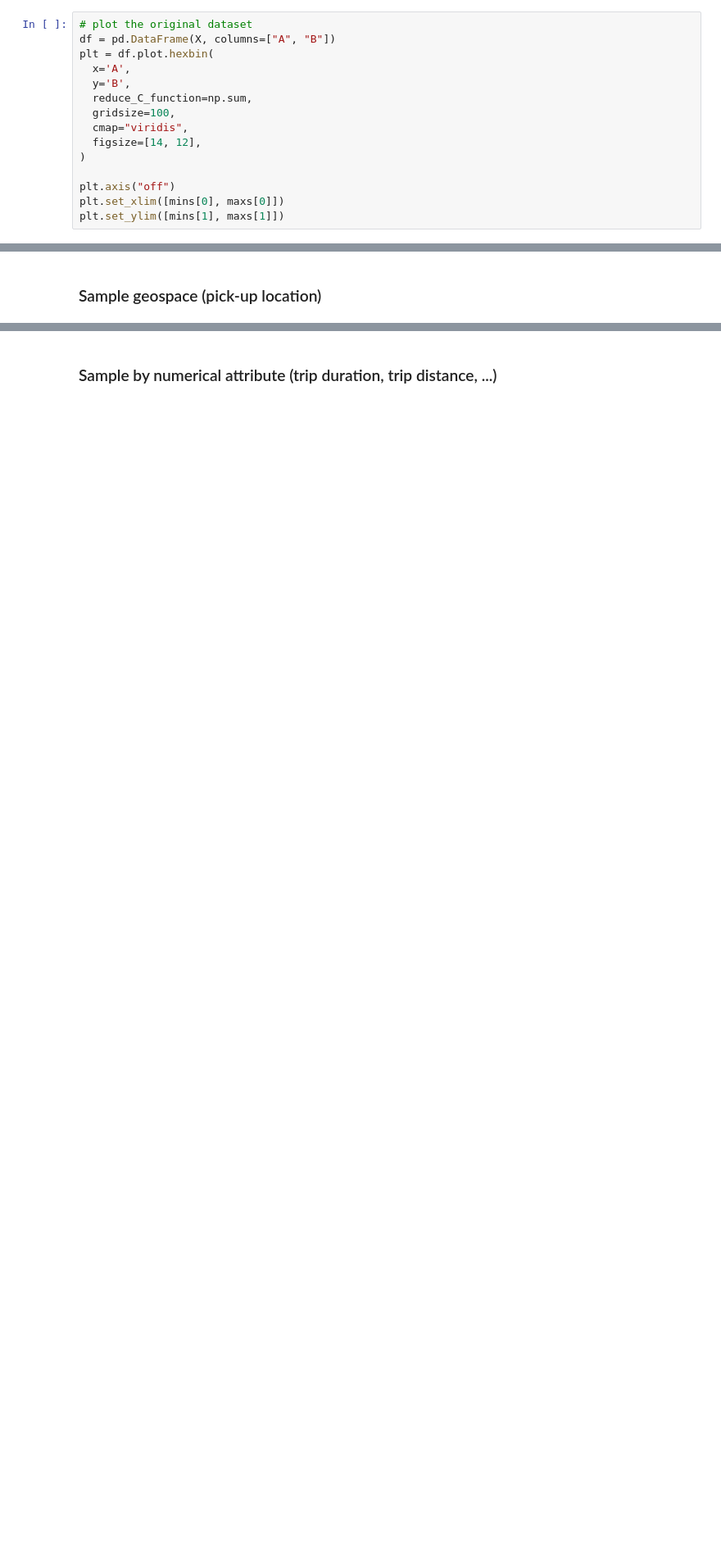
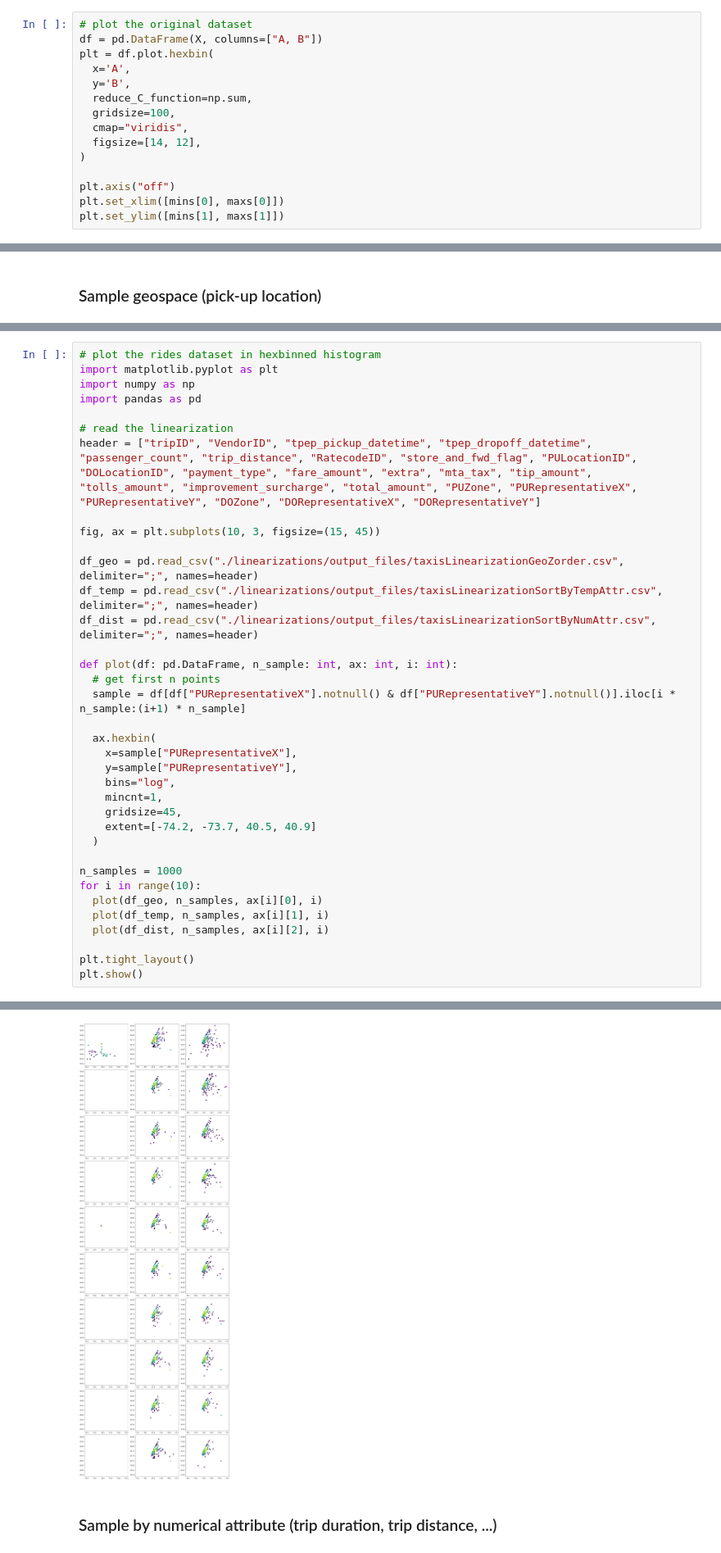
Before and after one commit to vis-au/prosample, a Jupyter notebook: server/pipeline/figures.ipynb, the cells around one changed output, grey strips where cells are left out. Shown at 82% size. Drawn from its saved outputs; the diff is of its cells as text; blank space fills up the shorter version.

Commit message:
test three linearizations

```diff
--- a/server/pipeline/figures.ipynb
+++ b/server/pipeline/figures.ipynb
@@ -111,7 +111,7 @@ plt.set_ylim([mins[1], maxs[1]])
 [figure]
 # %%
 # plot the original dataset
-df = pd.DataFrame(X, columns=["A", "B"])
+df = pd.DataFrame(X, columns=["A, B"])
 plt = df.plot.hexbin(
   x='A',
   y='B',
@@ -216,0 +187,37 @@ array([[<AxesSubplot:title={'center':'PURepresentativeX'}>,
+# %%
+# plot the rides dataset in hexbinned histogram
+import matplotlib.pyplot as plt
+import numpy as np
+import pandas as pd
+
+# read the linearization
+header = ["tripID", "VendorID", "tpep_pickup_datetime", "tpep_dropoff_datetime", "passenger_count", "trip_distance", "RatecodeID", "store_and_fwd_flag", "PULocationID", "DOLocationID", "payment_type", "fare_amount", "extra", "mta_tax", "tip_amount", "tolls_amount", "improvement_surcharge", "total_amount", "PUZone", "PURepresentativeX", "PURepresentativeY", "DOZone", "DORepresentativeX", "DORepresentativeY"]
+
+fig, ax = plt.subplots(10, 3, figsize=(15, 45))
+
+df_geo = pd.read_csv("./linearizations/output_files/taxisLinearizationGeoZorder.csv", delimiter=";", names=header)
+df_temp = pd.read_csv("./linearizations/output_files/taxisLinearizationSortByTempAttr.csv", delimiter=";", names=header)
+df_dist = pd.read_csv("./linearizations/output_files/taxisLinearizationSortByNumAttr.csv", delimiter=";", names=header)
+
+def plot(df: pd.DataFrame, n_sample: int, ax: int, i: int):
+  # get first n points
+  sample = df[df["PURepresentativeX"].notnull() & df["PURepresentativeY"].notnull()].iloc[i * n_sample:(i+1) * n_sample]
+
+  ax.hexbin(
+    x=sample["PURepresentativeX"],
+    y=sample["PURepresentativeY"],
+    bins="log",
+    mincnt=1,
+    gridsize=45,
+    extent=[-74.2, -73.7, 40.5, 40.9]
+  )
+
+n_samples = 1000
+for i in range(10):
+  plot(df_geo, n_samples, ax[i][0], i)
+  plot(df_temp, n_samples, ax[i][1], i)
+  plot(df_dist, n_samples, ax[i][2], i)
+
+plt.tight_layout()
+plt.show()
+# %% [output]
@@ -217,3 +241,4 @@ array([[<AxesSubplot:title={'center':'PURepresentativeX'}>,
+[figure, added]
 # %% [markdown]
 ### Sample by numerical attribute (trip duration, trip distance, ...)
 # %% [markdown]
```
Also changed, not shown: parts of 8 cells of this notebook.
